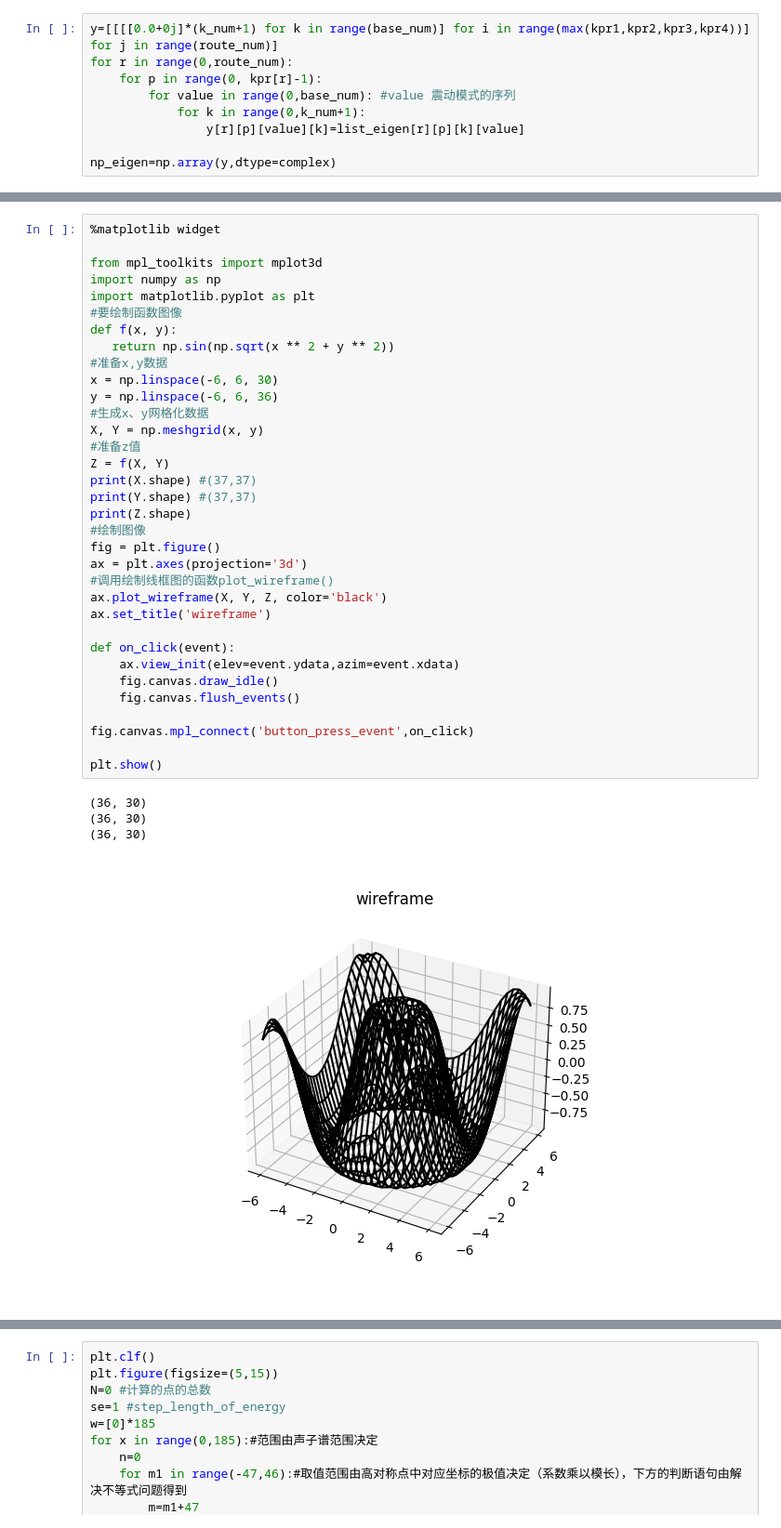
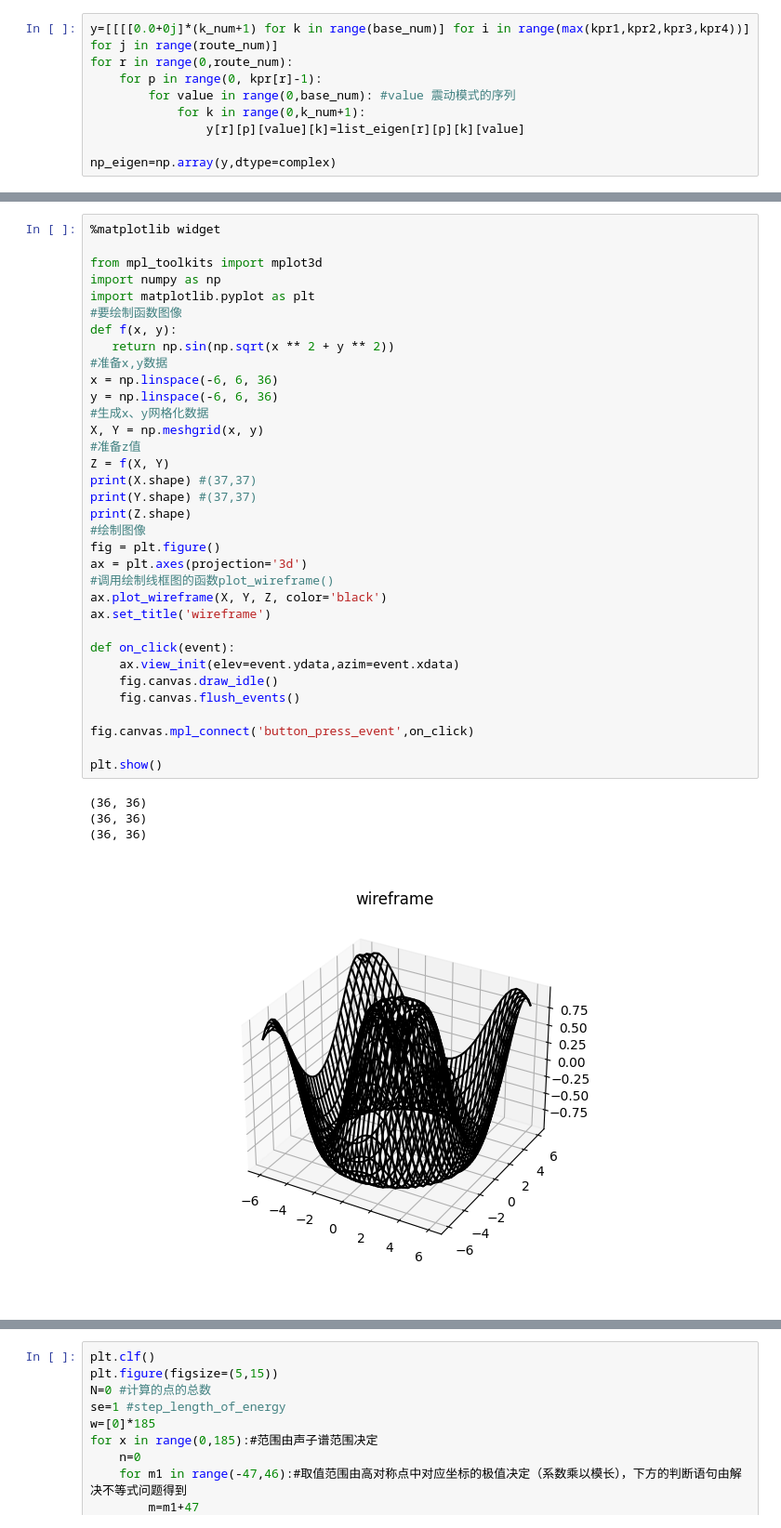
Before and after one commit to Kugetsu/vscode_git, a Jupyter notebook: ISAC06/ISAC06.ipynb, the cells around one changed output, grey strips where cells are left out. Shown at 93% size. Cells and saved outputs as stored; diff of their text form.

```diff
--- a/ISAC06/ISAC06.ipynb
+++ b/ISAC06/ISAC06.ipynb
@@ -286,38 +233,38 @@ from mpl_toolkits import mplot3d
 import numpy as np
 import matplotlib.pyplot as plt
 #要绘制函数图像
 def f(x, y):
    return np.sin(np.sqrt(x ** 2 + y ** 2))
 #准备x,y数据
-x = np.linspace(-6, 6, 30)
+x = np.linspace(-6, 6, 36)
 y = np.linspace(-6, 6, 36)
 #生成x、y网格化数据
 X, Y = np.meshgrid(x, y)
 #准备z值
 Z = f(X, Y)
 print(X.shape) #(37,37)
 print(Y.shape) #(37,37)
 print(Z.shape)
 #绘制图像
 fig = plt.figure()
 ax = plt.axes(projection='3d')
 #调用绘制线框图的函数plot_wireframe()
 ax.plot_wireframe(X, Y, Z, color='black')
 ax.set_title('wireframe')
 
 def on_click(event):
     ax.view_init(elev=event.ydata,azim=event.xdata)
     fig.canvas.draw_idle()
     fig.canvas.flush_events()
 
 fig.canvas.mpl_connect('button_press_event',on_click)
 
 plt.show()
 # %% [output]
-(36, 30)
-(36, 30)
-(36, 30)
+(36, 36)
+(36, 36)
+(36, 36)
-[figure, old version]
+[figure, new version]
 # %%
 %matplotlib widget
 
```
Also changed, not shown: parts of 15 cells of this notebook, 2 other files.
